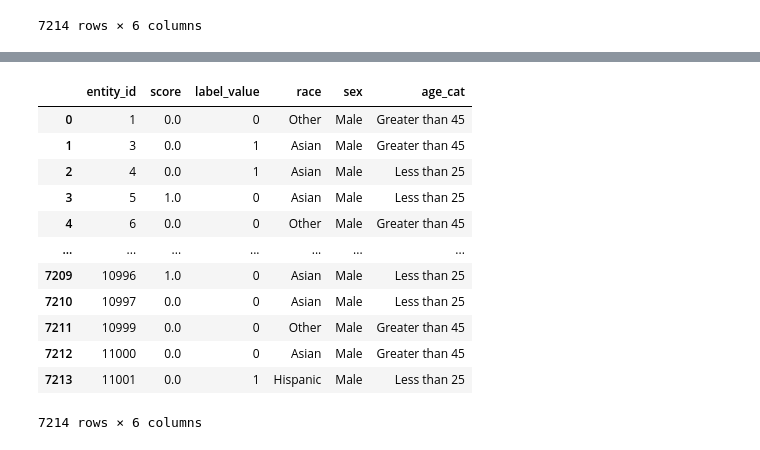
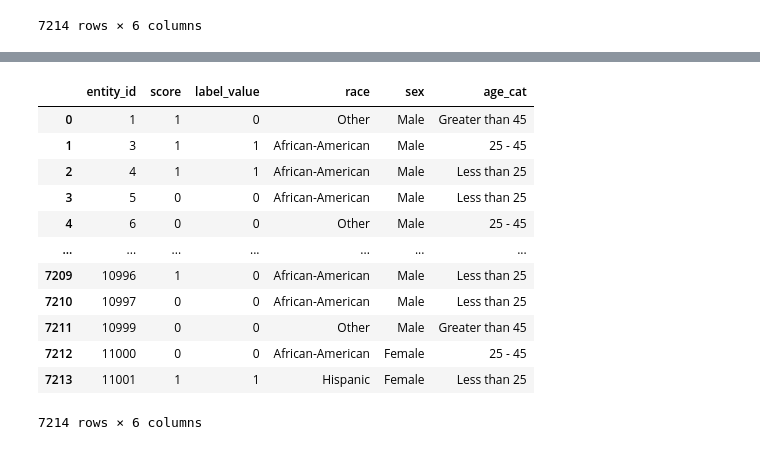
Before and after one commit to Jinchengxu20242024/responsible-ai-framework, a Jupyter notebook: BiasMitigation.ipynb, the cells around one changed output, grey strips where cells are left out. Cells and saved outputs as stored; diff of their text form; code cells hidden in the pictures.

```diff
--- a/BiasMitigation.ipynb
+++ b/BiasMitigation.ipynb
@@ -53,15 +53,14 @@ from imblearn.pipeline import Pipeline
 
 # Assuming your data has categorical variables like 'race' and target variable 'score'
 # First, we apply one-hot encoding to the categorical columns
-df_encoded = pd.get_dummies(df, columns=['race'], drop_first=True)
-df_encoded = pd.get_dummies(df_encoded, columns=['sex'], drop_first=True)
-df_encoded = pd.get_dummies(df_encoded, columns=['age_cat'], drop_first=True)
-
+df_encoded = pd.get_dummies(df, columns=['race'])
+df_encoded = pd.get_dummies(df_encoded, columns=['sex'])
+df_encoded = pd.get_dummies(df_encoded, columns=['age_cat'])
 
 
 # Separate the features and target variable
-X = df_encoded.drop(columns=['score'])
-y = df_encoded['score']
+X = df_encoded.drop(columns=['label_value'])
+y = df_encoded['label_value']
 
 # Split the data
 X_train, X_test, y_train, y_test = train_test_split(X, y, test_size=0.3, random_state=42)
@@ -77,8 +76,8 @@ pipeline = Pipeline(steps=steps)
 pipeline.fit(X_train, y_train)
 
 # Make predictions and evaluate
-y_pred = pipeline.predict(X_test)
-print(classification_report(y_test, y_pred))
+y_pred = pipeline.predict(X)
+print(classification_report(y, y_pred))
 # %% [output]
               precision    recall  f1-score   support
 
@@ -177,38 +176,44 @@ Accuracy after mitigation: 0.946865037194474
 # %%
-original_race_columns = ['race_Asian', 'race_Caucasian', 'race_Hispanic', 'race_Native American', 'race_Other']
-original_sex_columns = ['sex_Male']
-original_age_cat_columns = ['age_cat_Greater than 45', 'age_cat_Less than 25']
+# original_race_columns = ['race_African-American', 'race_Asian', 'race_Caucasian', 'race_Hispanic', 'race_Native American', 'race_Other']
+# original_sex_columns = ['sex_Female', 'sex_Male']
+# original_age_cat_columns = ['age_cat_25 - 45', 'age_cat_Greater than 45', 'age_cat_Less than 25']
 
-# Reverse the one-hot encoding for 'race'
-df_encoded['race'] = df_encoded[original_race_columns].idxmax(axis=1).str.replace('race_', '', regex=False)
-df_encoded['race'] = df_encoded['race'].replace({'Caucasian': 'Caucasian',
-                                                 'Hispanic': 'Hispanic',
-                                                 'Asian': 'Asian',
-                                                 'Native American': 'Native American',
-                                                 'Other': 'Other'})
+# # Reverse the one-hot encoding for 'race'
+# df_resampled['race'] = df_resampled[original_race_columns].idxmax(axis=1).str.replace('race_', '', regex=False)
+# df_resampled['race'] = df_resampled['race'].replace({'African-American': 'African-American',
+#                                                  'Caucasian': 'Caucasian',
+#                                                  'Hispanic': 'Hispanic',
+#                                                  'Asian': 'Asian',
+#                                                  'Native American': 'Native American',
+#                                                  'Other': 'Other'})
 
-# Reverse the one-hot encoding for 'sex'
-df_encoded['sex'] = df_encoded[original_sex_columns].idxmax(axis=1).str.replace('sex_', '', regex=False)
+# # Reverse the one-hot encoding for 'sex'
+# df_resampled['sex'] = df_resampled[original_sex_columns].idxmax(axis=1).str.replace('sex_', '', regex=False)
 
-# Reverse the one-hot encoding for 'age_cat'
-df_encoded['age_cat'] = df_encoded[original_age_cat_columns].idxmax(axis=1).str.replace('age_cat_', '', regex=False)
+# # Reverse the one-hot encoding for 'age_cat'
+# df_resampled['age_cat'] = df_resampled[original_age_cat_columns].idxmax(axis=1).str.replace('age_cat_', '', regex=False)
 
-# Drop the one-hot encoded columns
-df_original = df_encoded.drop(columns=original_race_columns + original_sex_columns + original_age_cat_columns)
+# # Drop the one-hot encoded columns
+# df_original = df_resampled.drop(columns=original_race_columns + original_sex_columns + original_age_cat_columns)
+# df_original['score'] = y_pred
+# df_original[df_original['race'] == 'Asian']
+
+df_original = df.copy()
+df_original['score'] = y_pred
 df_original
 # %% [output]
 |  | entity_id | score | label_value | race | sex | age_cat |
-| 0 | 1 | 0.0 | 0 | Other | Male | Greater than 45 |
-| 1 | 3 | 0.0 | 1 | Asian | Male | Greater than 45 |
-| 2 | 4 | 0.0 | 1 | Asian | Male | Less than 25 |
-| 3 | 5 | 1.0 | 0 | Asian | Male | Less than 25 |
-| 4 | 6 | 0.0 | 0 | Other | Male | Greater than 45 |
+| 0 | 1 | 1 | 0 | Other | Male | Greater than 45 |
+| 1 | 3 | 1 | 1 | African-American | Male | 25 - 45 |
+| 2 | 4 | 1 | 1 | African-American | Male | Less than 25 |
+| 3 | 5 | 0 | 0 | African-American | Male | Less than 25 |
+| 4 | 6 | 0 | 0 | Other | Male | 25 - 45 |
 | ... | ... | ... | ... | ... | ... | ... |
-| 7209 | 10996 | 1.0 | 0 | Asian | Male | Less than 25 |
-| 7210 | 10997 | 0.0 | 0 | Asian | Male | Less than 25 |
-| 7211 | 10999 | 0.0 | 0 | Other | Male | Greater than 45 |
-| 7212 | 11000 | 0.0 | 0 | Asian | Male | Greater than 45 |
-| 7213 | 11001 | 0.0 | 1 | Hispanic | Male | Less than 25 |
+| 7209 | 10996 | 1 | 0 | African-American | Male | Less than 25 |
+| 7210 | 10997 | 0 | 0 | African-American | Male | Less than 25 |
+| 7211 | 10999 | 0 | 0 | Other | Male | Greater than 45 |
+| 7212 | 11000 | 0 | 0 | African-American | Female | 25 - 45 |
+| 7213 | 11001 | 1 | 1 | Hispanic | Female | Less than 25 |
 7214 rows × 6 columns
 # %%
 audit = Audit(df_original.drop(columns=["entity_id"]), label_column="label_value")
```
Also changed, not shown: parts of 8 cells of this notebook, 2 other files.
